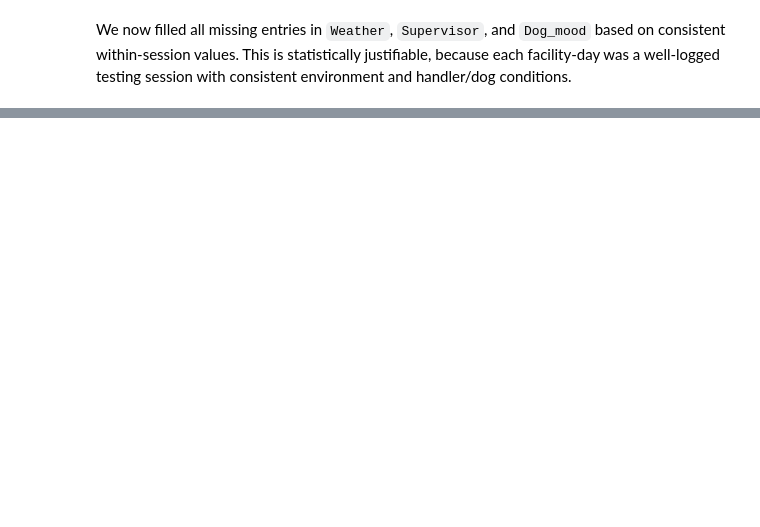
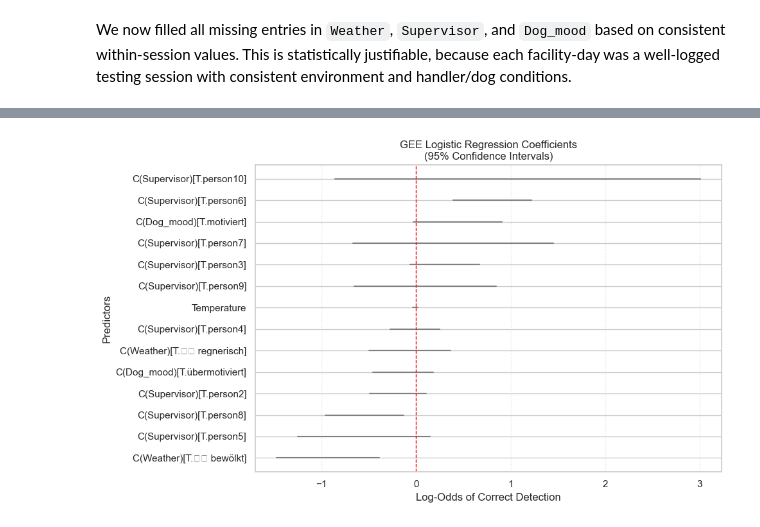
Before and after one commit to sschepanski/CanineLungCancerDetection, a Jupyter notebook: scr/DogScanPrediction.ipynb, the cells around one changed output, grey strips where cells are left out. Saved outputs shown, nothing was run; the diff lists cells and outputs as text; code cells hidden in the pictures; blank space fills up the shorter version.

```diff
--- a/scr/DogScanPrediction.ipynb
+++ b/scr/DogScanPrediction.ipynb
@@ -1442,0 +864,24 @@ This suggests that if only 2 or 3 dogs had been used per trial (instead of 5), t
+# %%
+# Sort by effect size (coefficient), descending → same as dot plot
+coef_df = coef_df.sort_values("coef", ascending=False).reset_index(drop=True)
+coef_df = coef_df.iloc[::-1].reset_index(drop=True)
+# %%
+# Plot confidence intervals (horizontal lines)
+for i, row in coef_df.iterrows():
+    plt.plot([row["[0.025"], row["0.975]"]], [i, i], color='gray', linewidth=1.5)
+
+# Y-axis labels: predictor names
+plt.yticks(ticks=range(len(coef_df)), labels=coef_df["Variable"])
+
+# Reference line at log-odds = 0
+plt.axvline(0, color='red', linestyle='--', linewidth=1)
+
+# Plot labels and formatting
+plt.title("GEE Logistic Regression Coefficients\n(95% Confidence Intervals)")
+plt.xlabel("Log-Odds of Correct Detection")
+plt.ylabel("Predictors")
+plt.grid(axis='x', linestyle=':', alpha=0.5)
+plt.tight_layout()
+plt.show()
+# %% [output]
+[figure, added]
```
Also changed, not shown: parts of 167 cells of this notebook.
